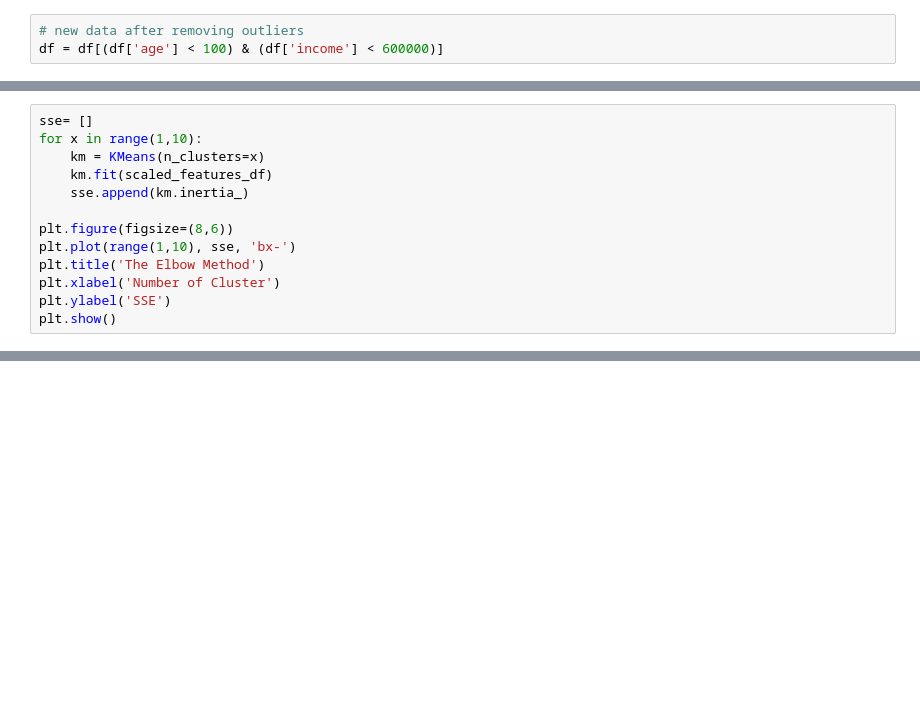
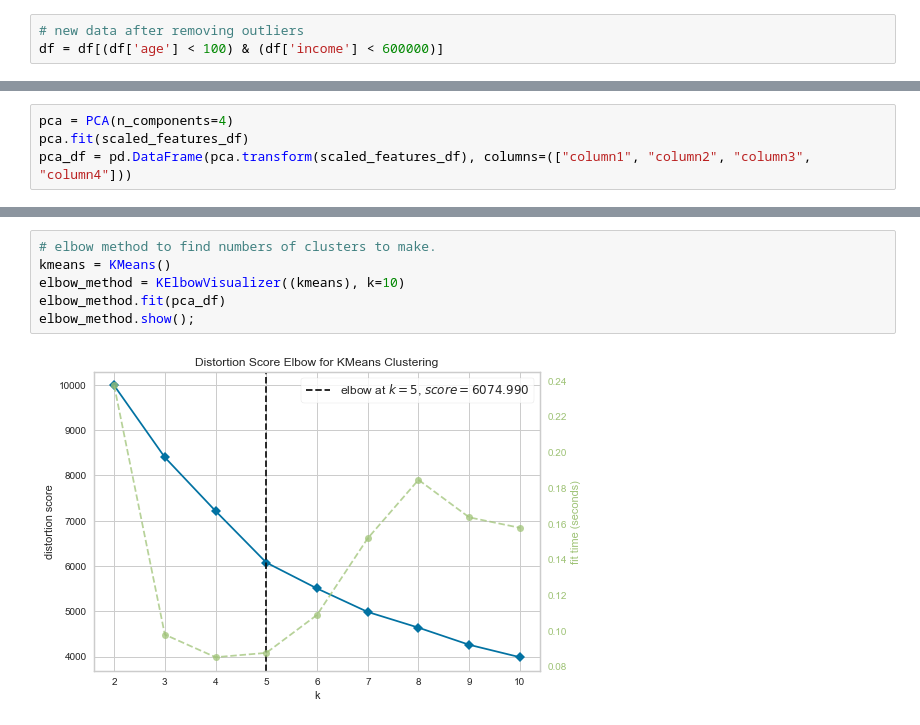
Before and after one commit to toludoyin/30-days-of-data-science, a Jupyter notebook: kmeans_clustering.ipynb, the cells around one changed output, grey strips where cells are left out. Saved outputs shown, nothing was run; the diff lists cells and outputs as text; blank space fills up the shorter version.

```diff
--- a/kmeans_clustering.ipynb
+++ b/kmeans_clustering.ipynb
@@ -371,13 +450,0 @@ from sklearn.cluster import KMeans
-# %%
-sse= []
-for x in range(1,10):
-    km = KMeans(n_clusters=x)
-    km.fit(scaled_features_df)
-    sse.append(km.inertia_)
-
-plt.figure(figsize=(8,6))
-plt.plot(range(1,10), sse, 'bx-')
-plt.title('The Elbow Method')
-plt.xlabel('Number of Cluster')
-plt.ylabel('SSE')
-plt.show()
@@ -398,0 +458,4 @@ df1.head()
+# %%
+pca = PCA(n_components=4)
+pca.fit(scaled_features_df)
+pca_df = pd.DataFrame(pca.transform(scaled_features_df), columns=(["column1", "column2", "column3", "column4"]))
@@ -398,0 +467,8 @@ df1.head()
+# %%
+# elbow method to find numbers of clusters to make.
+kmeans = KMeans()
+elbow_method = KElbowVisualizer((kmeans), k=10)
+elbow_method.fit(pca_df)
+elbow_method.show();
+# %% [output]
+[figure, added]
```
Also changed, not shown: parts of 67 cells of this notebook.
